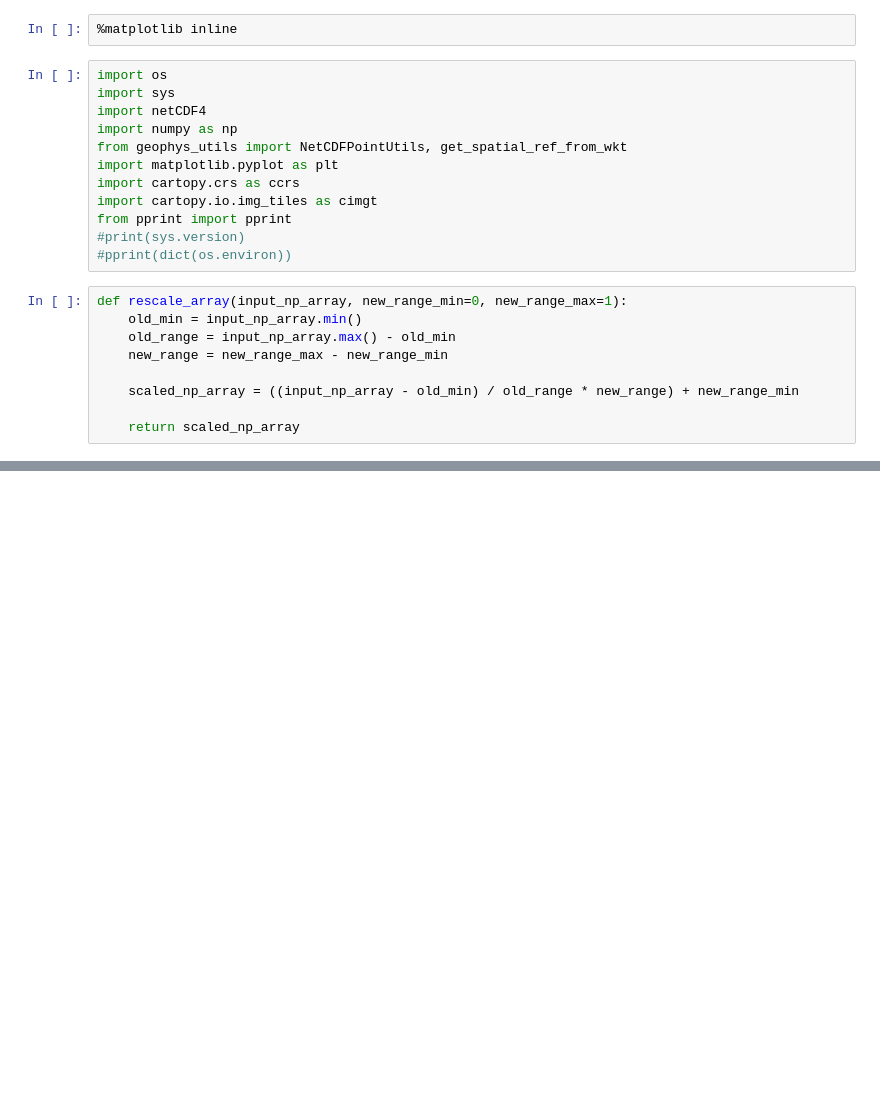
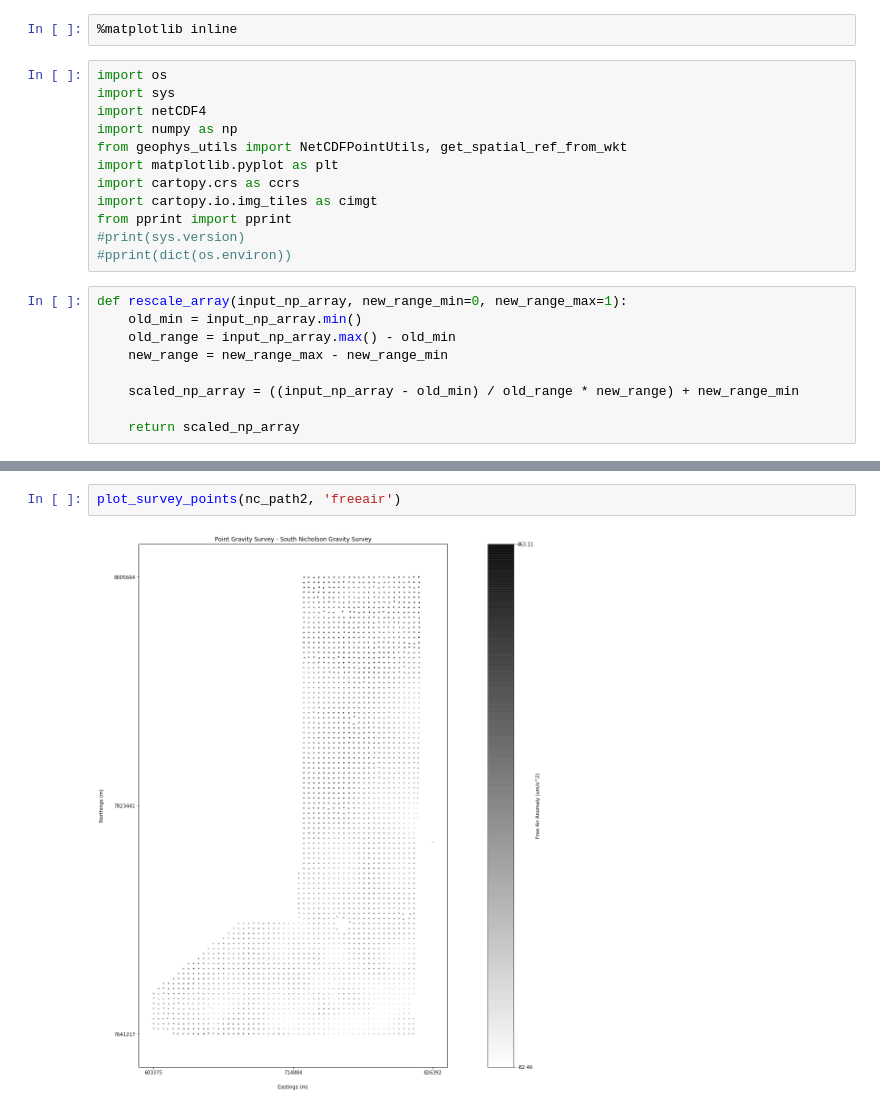
Before and after one commit to GeoscienceAustralia/geophys_utils, a Jupyter notebook: examples/new_9_gravity_point_dataset.ipynb, the cells around one changed output, grey strips where cells are left out. Saved outputs shown, nothing was run; the diff lists cells and outputs as text; blank space fills up the shorter version.

```diff
--- a/examples/new_9_gravity_point_dataset.ipynb
+++ b/examples/new_9_gravity_point_dataset.ipynb
@@ -95,0 +101,4 @@ plot_survey_points(nc_path, 'Freeair', 'gist_heat')
+# %%
+plot_survey_points(nc_path2, 'freeair')
+# %% [output]
+[figure, added]
```
Also changed, not shown: parts of 7 cells of this notebook, 7 other files.
